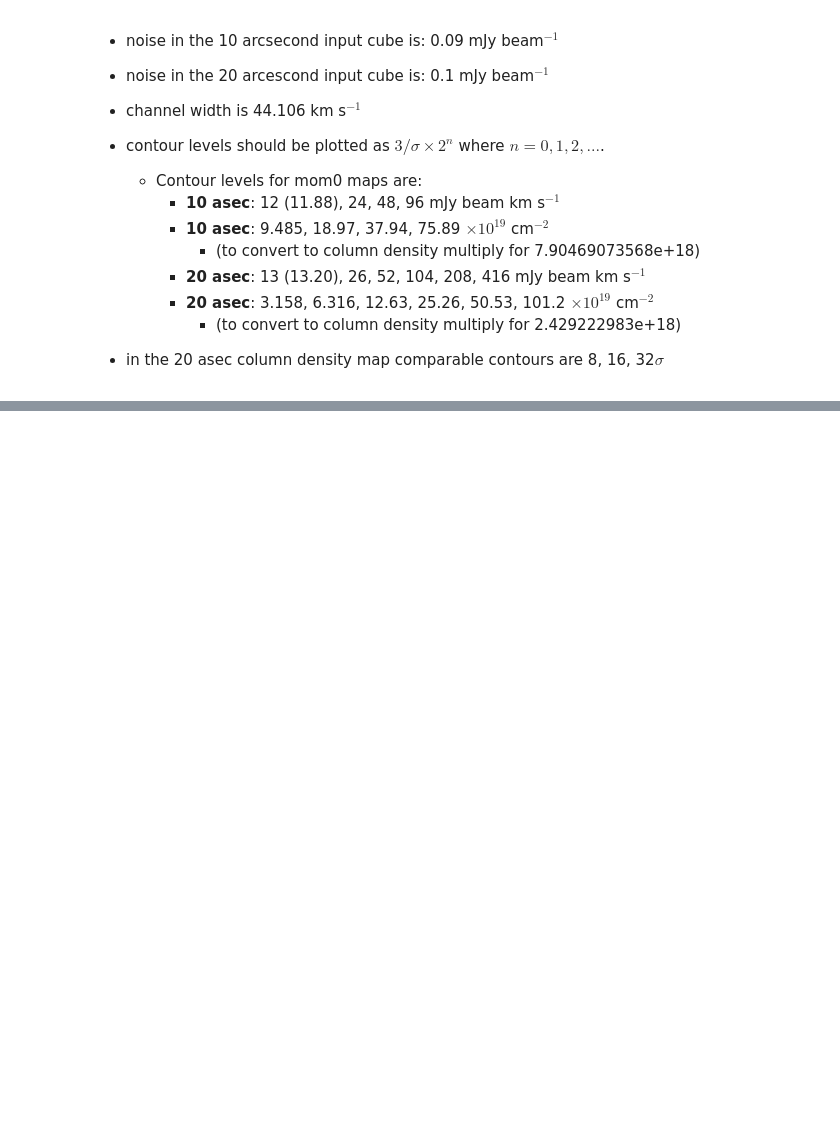
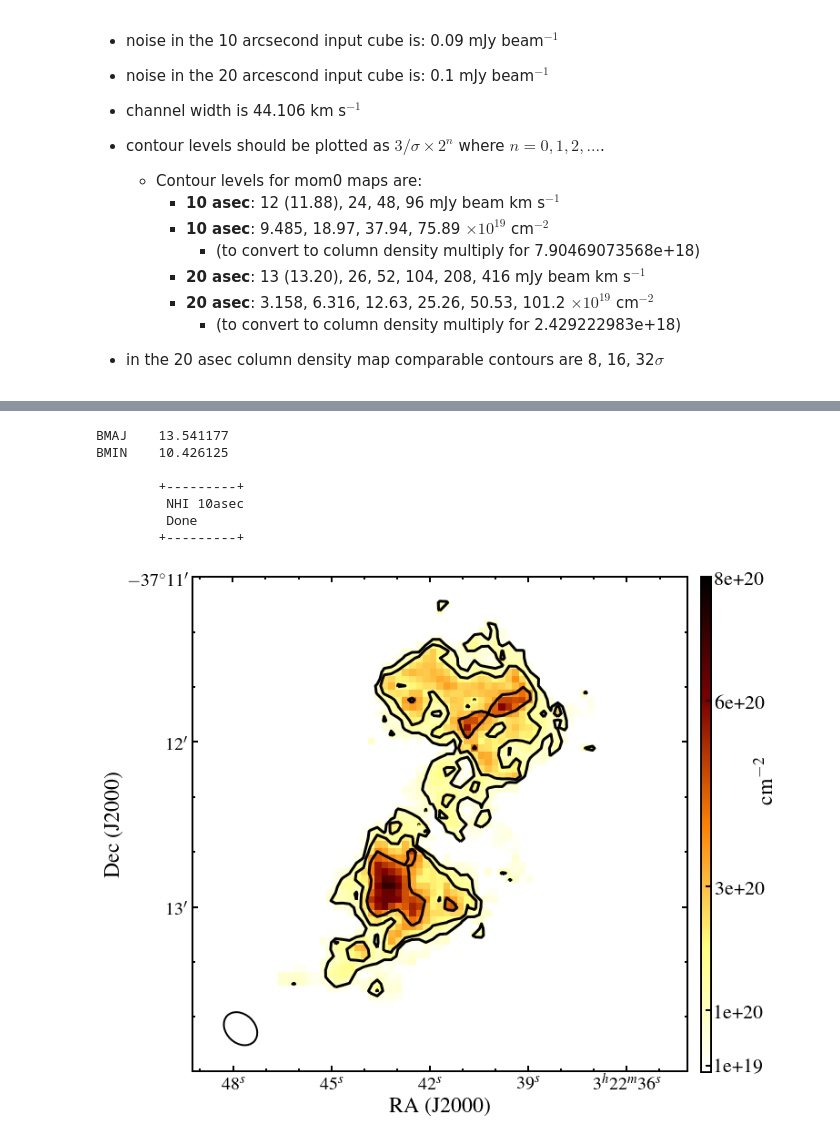
Before and after one commit to Fil8/ctrHI, a Jupyter notebook: Moments.ipynb, the cells around one changed output, grey strips where cells are left out. Drawn from its saved outputs; the diff is of its cells as text; code cells hidden in the pictures; blank space fills up the shorter version.

```diff
--- a/Moments.ipynb
+++ b/Moments.ipynb
@@ -18,14 +18,18 @@ fl = fluxInt.fluxint()
 
 get_ipython().magic(u'pylab inline')
 
+
+#home = '/Users/'
+home = '/home/'
+
 #directories
-rootDir = '/Users/maccagni/Projects/MFS/FornaxA/centreHI/moments/'
-contDir = '/Users/maccagni/Projects/MFS/FornaxA/centreHI/continuum/'
-plotDir = '/Users/maccagni/Projects/MFS/FornaxA/centreHI/plots/momPlots/'
+rootDir = home+'maccagni/Projects/MFS/FornaxA/centreHI/moments/'
+contDir = home+'maccagni/Projects/MFS/FornaxA/centreHI/continuum/'
+plotDir = home+'maccagni/Projects/MFS/FornaxA/centreHI/plots/momPlots/'
 
 #continuum
-contName = '/Users/maccagni/Projects/MFS/FornaxA/centreHI/cont_16asec.fits'
-contNameHighRes = '/Users/maccagni/Projects/MFS/FornaxA/centreHI/M64_FA_UF_2-MFS-image.fits'
+contName = home+'maccagni/Projects/MFS/FornaxA/centreHI/cont_16asec.fits'
+contNameHighRes = home+'maccagni/Projects/MFS/FornaxA/centreHI/M64_FA_UF_2-MFS-image.fits'
 
 #moments HI
 mom020asec = rootDir+ 'mom0_20asec.fits'
@@ -33,6 +37,9 @@ mom010asec = rootDir+ 'mom0_10asec.fits'
 
 nhi20asec = rootDir+ 'mom0_NHI_20asec.fits'
 nhi10asec = rootDir+ 'mom0_NHI_10asec.fits'
+
+mhi20asec = rootDir+ 'surfBright_20asec.fits'
+mhi10asec = rootDir+ 'surfBright_10asec.fits'
 
 
 FA_radeg = 50.67375
@@ -220,8 +259,8 @@ image10asec = nhi10asec
 
 fig = plt.figure()
 
-f22 = fits.getdata(imageName, ext=0)
-h22 = fits.getheader(imageName, ext=0)
+f22 = fits.getdata(image10asec, ext=0)
+h22 = fits.getheader(image10asec, ext=0)
 
 img = plt.imshow(f22, cmap="afmhot_r",vmin=0,vmax=8e20)
 plt.gca().set_visible(False)
@@ -232,42 +271,51 @@ cbar = plt.colorbar(cax=cax,ticks = [1e19,1e20,3e20,6e20,8e20],
 ax = cbar.ax
 ax.text(5.4,0.6,r'cm$^{-2}$',rotation=90)
 
-f1 = aplpy.FITSFigure(imageName, figure=fig)
+f1 = aplpy.FITSFigure(image10asec, figure=fig)
 f1.set_theme('publication')
 
 f1.frame.set_linewidth(2)
 
 f1.recenter(FA_radeg,FA_decdeg,width=0.05,height=0.05)
 f1.show_colorscale(aspect='equal', cmap='afmhot_r',stretch = 'linear',vmin=0,vmax=8e20)
 
-f1.show_contour(imageName,levels=[9.485e19, 18.97e19, 37.94e19, 75.89e19], colors='black')
+f1.show_contour(image10asec,levels=[9.485e19, 18.97e19, 37.94e19, 75.89e19], colors='black')
 
 f1.show_ellipses(BeamRa, BeamDec, h22['BMAJ'], h22['BMIN'], angle=h22['BPA'], edgecolor='black',linewidth=2 )
 
 
 f1.axis_labels.set_font( weight='book',size='medium',
                          stretch='normal', family='serif',
                          style='normal', variant='normal')
 f1.axis_labels.set_xtext('RA (J2000)')
 f1.axis_labels.set_ytext('Dec (J2000)')
 f1.tick_labels.set_xformat('hh:mm:ss')
 f1.tick_labels.set_yformat('dd:mm')
 f1.tick_labels.set_font( weight='book', size='small',
                          stretch='normal', family='serif',
                          style='normal', variant='normal')
 f1.ticks.set_color('k')
 f1.ticks.set_length(6)  # points
 f1.ticks.set_linewidth(2)  # points
 f1.ticks.set_minor_frequency(3)
 f1.ticks.show()
 
 fig.savefig(outPlot_10asec,format='pdf',dpi=300,bbox_inches='tight',transparent=False,overwrite=True)
 
 
 print('BMAJ\t{0:f}'.format(h22['BMAJ']*3600.))
 print('BMIN\t{0:f}'.format(h22['BMIN']*3600.))
 
-print '''\n\t+---------+\n\t mom0 HI 10asec\n\t Done\n\t+---------+'''
+print '''\n\t+---------+\n\t NHI 10asec\n\t Done\n\t+---------+'''
+# %% [output]
+BMAJ    13.541177
+BMIN    10.426125
+
+        +---------+
+         NHI 10asec
+         Done
+        +---------+
+[figure, added]
 # %%
 #----------------------#
 # nhi 20asec
```
Also changed, not shown: parts of 12 cells of this notebook, 2 other files.
